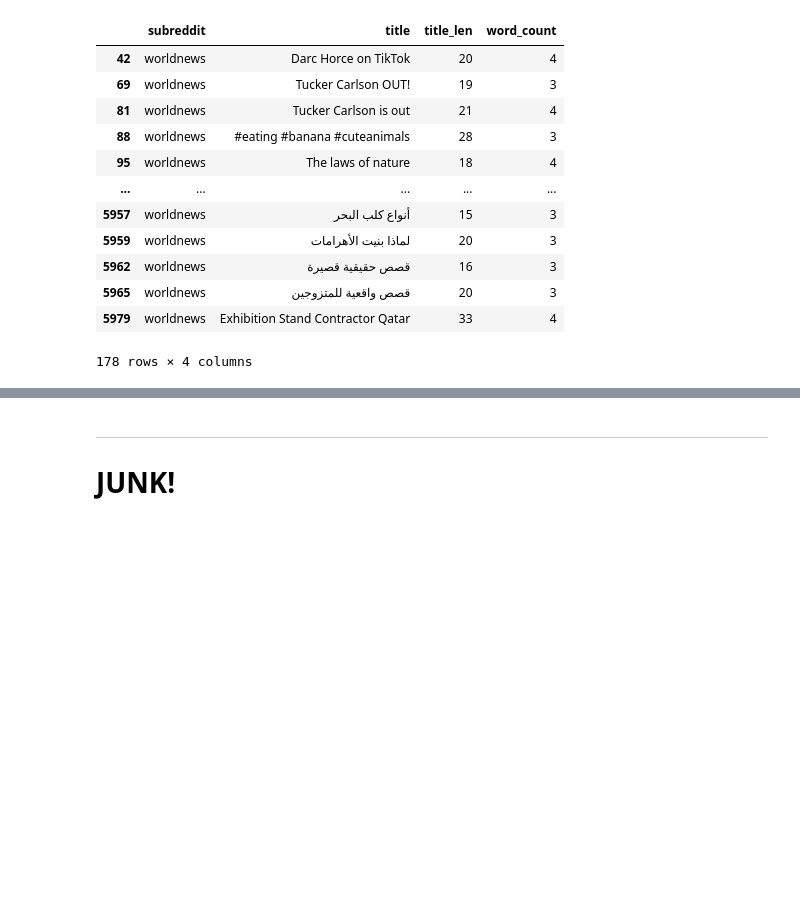
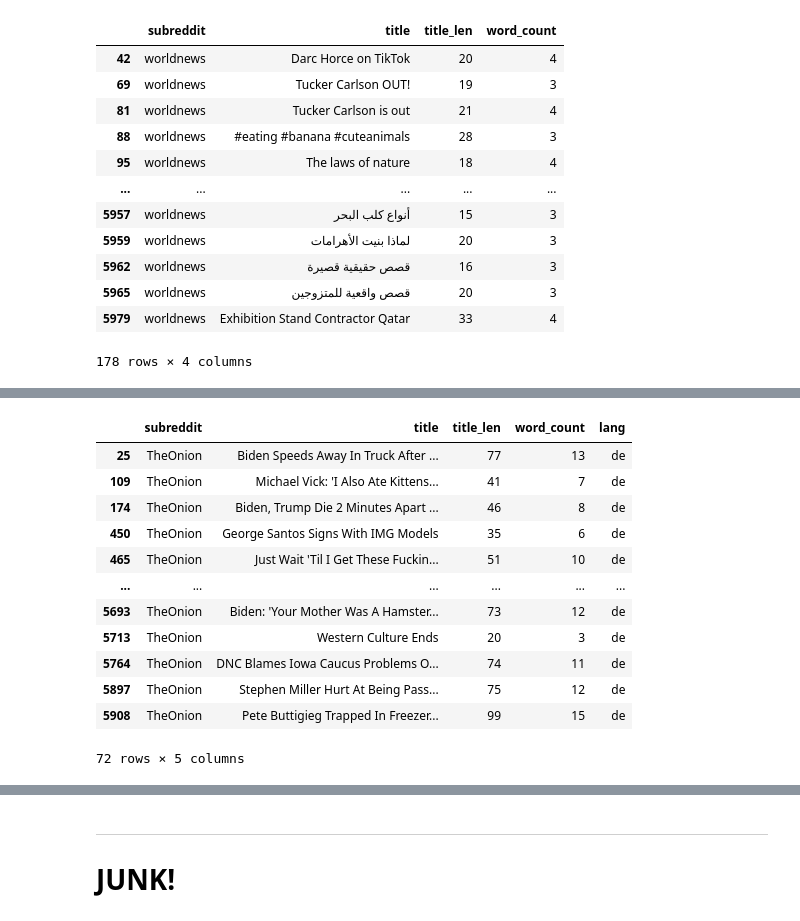
Before and after one commit to drossDS/Humor_Identification_with_NLP, a Jupyter notebook: code/2-Data_Cleaning.ipynb, the cells around one changed output, grey strips where cells are left out. Drawn from its saved outputs; the diff is of its cells as text; code cells hidden in the pictures; blank space fills up the shorter version.

```diff
--- a/code/2-Data_Cleaning.ipynb
+++ b/code/2-Data_Cleaning.ipynb
@@ -687,0 +748,3 @@ The Onion dataset will be left alone, however, the World News dataset will need
+# %%
+onion['lang'] = onion['title'].apply(lambda x: nlp(x)._.language['language'])
+onion.head(2)
@@ -687,0 +776,16 @@ The Onion dataset will be left alone, however, the World News dataset will need
+# %%
+onion[onion['lang'] == 'de']
+# %% [output]
+|  | subreddit | title | title_len | word_count | lang |
+| 25 | TheOnion | Biden Speeds Away In Truck After ... | 77 | 13 | de |
+| 109 | TheOnion | Michael Vick: 'I Also Ate Kittens... | 41 | 7 | de |
+| 174 | TheOnion | Biden, Trump Die 2 Minutes Apart ... | 46 | 8 | de |
+| 450 | TheOnion | George Santos Signs With IMG Models | 35 | 6 | de |
+| 465 | TheOnion | Just Wait 'Til I Get These Fuckin... | 51 | 10 | de |
+| ... | ... | ... | ... | ... | ... |
+| 5693 | TheOnion | Biden: 'Your Mother Was A Hamster... | 73 | 12 | de |
+| 5713 | TheOnion | Western Culture Ends | 20 | 3 | de |
+| 5764 | TheOnion | DNC Blames Iowa Caucus Problems O... | 74 | 11 | de |
+| 5897 | TheOnion | Stephen Miller Hurt At Being Pass... | 75 | 12 | de |
+| 5908 | TheOnion | Pete Buttigieg Trapped In Freezer... | 99 | 15 | de |
+72 rows × 5 columns
```
Also changed, not shown: parts of 33 cells of this notebook.
